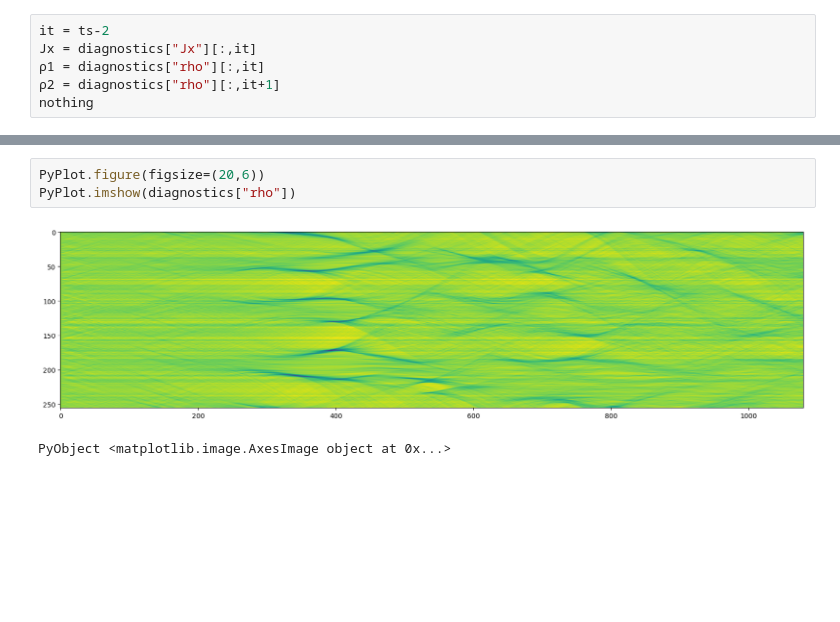
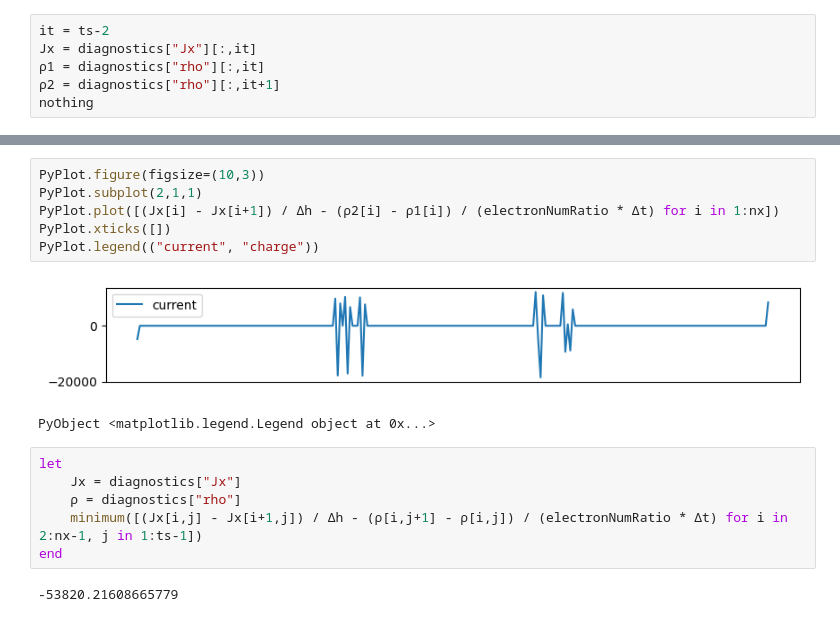
Before and after one commit to bchaber/iskra, a Jupyter notebook: twostreams.ipynb, the cells around one changed output, grey strips where cells are left out. Cells and saved outputs as stored; diff of their text form; blank space fills up the shorter version.

```diff
--- a/twostreams.ipynb
+++ b/twostreams.ipynb
@@ -363,6 +297,17 @@ PyObject <matplotlib.colorbar.Colorbar object at 0x...>
-# %%
-PyPlot.figure(figsize=(20,6))
-PyPlot.imshow(diagnostics["rho"])
-# %% [output]
-[figure, removed]
-PyObject <matplotlib.image.AxesImage object at 0x...>
+# %%
+PyPlot.figure(figsize=(10,3))
+PyPlot.subplot(2,1,1)
+PyPlot.plot([(Jx[i] - Jx[i+1]) / Δh - (ρ2[i] - ρ1[i]) / (electronNumRatio * Δt) for i in 1:nx])
+PyPlot.xticks([])
+PyPlot.legend(("current", "charge"))
+# %% [output]
+[figure, added]
+PyObject <matplotlib.legend.Legend object at 0x...>
+# %%
+let
+    Jx = diagnostics["Jx"]
+    ρ = diagnostics["rho"]
+    minimum([(Jx[i,j] - Jx[i+1,j]) / Δh - (ρ[i,j+1] - ρ[i,j]) / (electronNumRatio * Δt) for i in 2:nx-1, j in 1:ts-1])
+end
+# %% [output]
+-53820.21608665779
```
Also changed, not shown: parts of 17 cells of this notebook, 1 other file.
